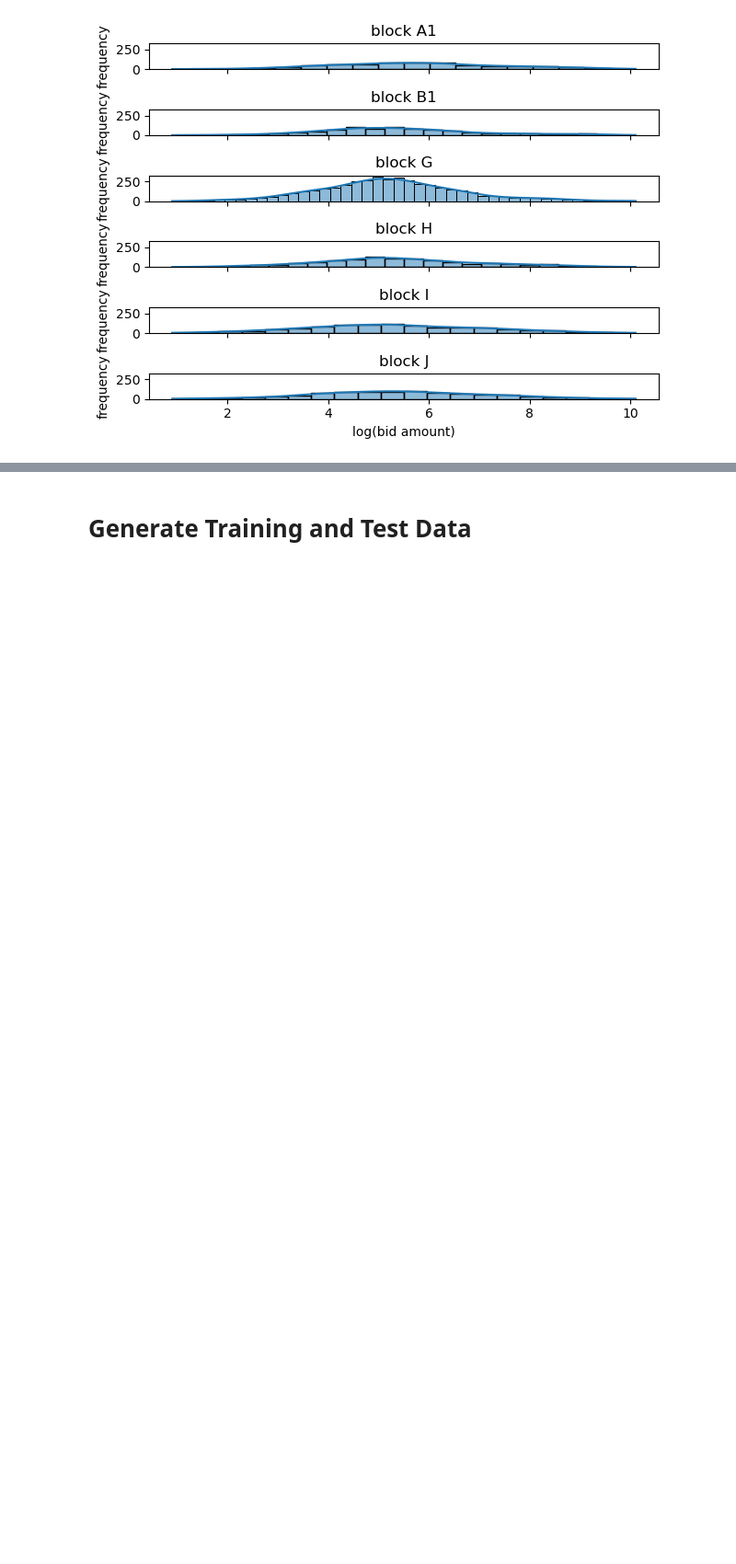
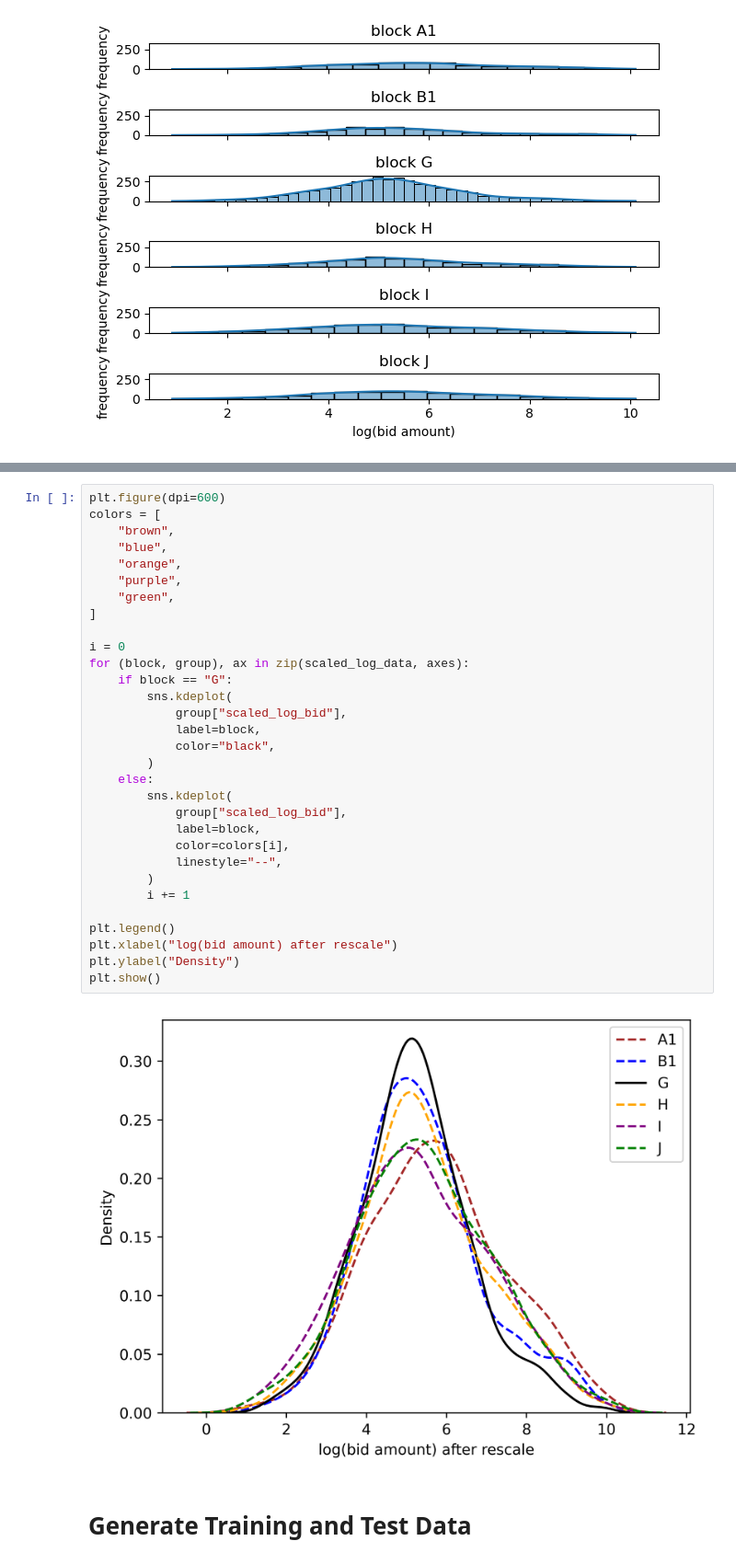
Before and after one commit to yingqi-gao/MAPP, a Jupyter notebook: real.ipynb, the cells around one changed output, grey strips where cells are left out. Shown at 92% size. Saved outputs shown, nothing was run; the diff lists cells and outputs as text; blank space fills up the shorter version.

```diff
--- a/real.ipynb
+++ b/real.ipynb
@@ -190,3 +189,36 @@ plt.show()
+# %%
+plt.figure(dpi=600)
+colors = [
+    "brown",
+    "blue",
+    "orange",
+    "purple",
+    "green",
+]
+
+i = 0
+for (block, group), ax in zip(scaled_log_data, axes):
+    if block == "G":
+        sns.kdeplot(
+            group["scaled_log_bid"],
+            label=block,
+            color="black",
+        )
+    else:
+        sns.kdeplot(
+            group["scaled_log_bid"],
+            label=block,
+            color=colors[i],
+            linestyle="--",
+        )
+        i += 1
+
+plt.legend()
+plt.xlabel("log(bid amount) after rescale")
+plt.ylabel("Density")
+plt.show()
+# %% [output]
+[figure, added]
 # %% [markdown]
 # Generate Training and Test Data
 # %%
```
Also changed, not shown: parts of 4 cells of this notebook, 1 other file.
